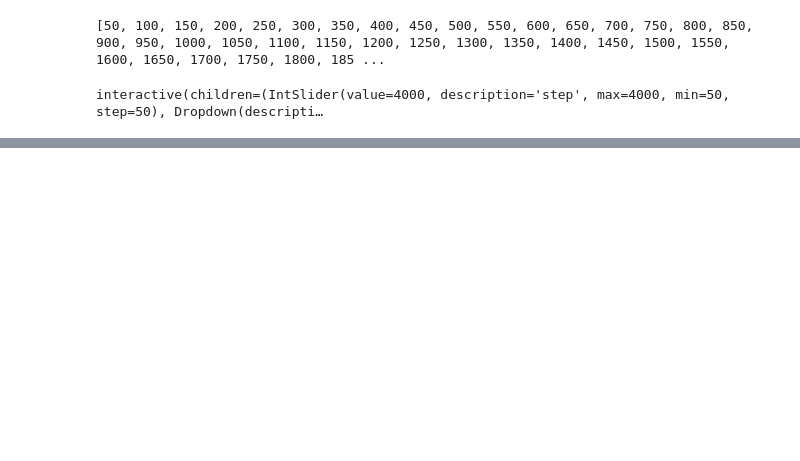
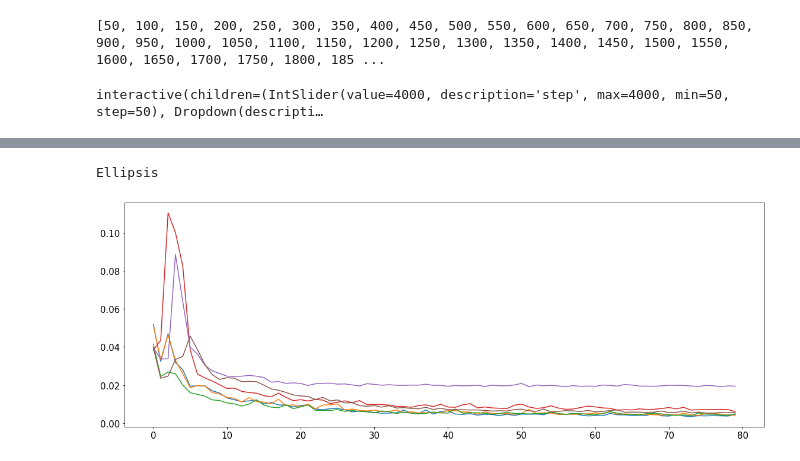
Before and after one commit to ucl-exoplanets/deepARTransit, a Jupyter notebook: deepartransit/notebooks/01_visualize_learning.ipynb, the cells around one changed output, grey strips where cells are left out. Cells and saved outputs as stored; diff of their text form; code cells hidden in the pictures; blank space fills up the shorter version.

```diff
--- a/deepartransit/notebooks/01_visualize_learning.ipynb
+++ b/deepartransit/notebooks/01_visualize_learning.ipynb
@@ -217,3 +235,11 @@ pass
+# %%
+scales_array = np.array([scale_dict[step] for step in step_list])
+
+plt.plot(scales_array[:,:,:,0].std(axis=2))
+...
+# %% [output]
+Ellipsis
+[figure, added]
 # %%
 pars_array = np.array([pars_dict[step] for step in step_list])
 plt.plot(step_list, pars_array[:,1]**power)
```
Also changed, not shown: parts of 20 cells of this notebook, 3 other files.
